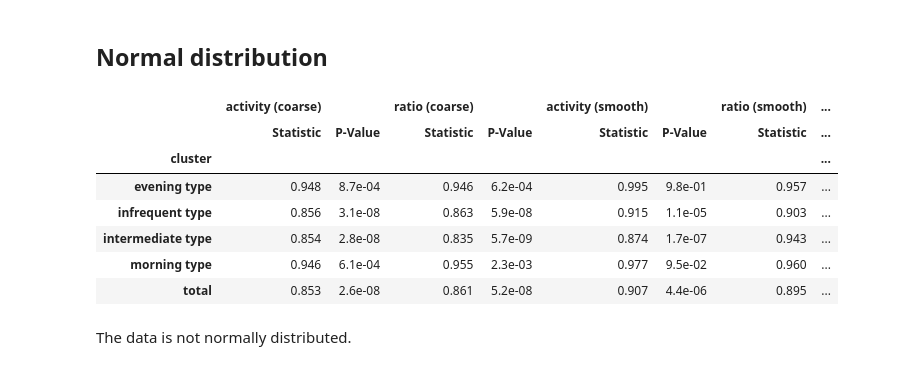
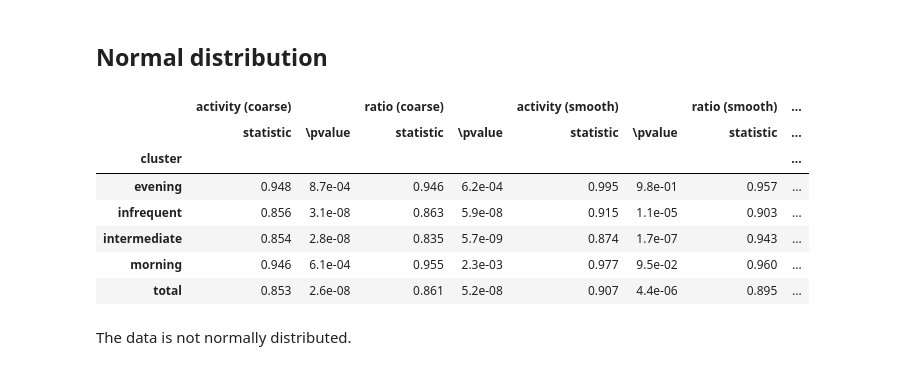
Before and after one commit to estockinger/diurnal-misinformation, a Jupyter notebook: notebooks/Italy_fourier.ipynb, the cells around one changed output. Cells and saved outputs as stored; diff of their text form; code cells hidden in the pictures.

```diff
--- a/notebooks/Italy_fourier.ipynb
+++ b/notebooks/Italy_fourier.ipynb
@@ -83,6 +83,9 @@ disinf_activity_result_unverified.figure
 # Statistics
 # %% [markdown]
 <p id="SupplTab3">Supplementary Table 2</p>
+# %%
+rename_clusters={c:c.split()[0] for c in Clusters.order()}
+rename_statpval={0:'statistic', 1: '\pvalue'}
 # %%
 statsignals = {"activity": activity_result, "potentially disinformative content ratio": ratio_result, "potentially disinformative activity": disinf_activity_result}
 activity_ratio_stats_style = style_extrema_stats_df(
@@ -127,22 +131,22 @@ shapiro_df=pd.concat(
         for df in (res.signal, res.recomposed_signal)
     ],
     axis=1, keys=["activity (coarse)", "ratio (coarse)", "activity (smooth)", "ratio (smooth)"]
-).rename(columns={0:'Statistic', 1: 'P-Value'})
+).rename(columns=rename_statpval, index=rename_clusters)
 # %%
 shapiro_df_style = (shapiro_df
      .style
-     .format('{:.3f}', subset=pd.IndexSlice[:, pd.IndexSlice[:, "Statistic"]])
-     .format('{:.1e}', subset=pd.IndexSlice[:, pd.IndexSlice[:, "P-Value"]])
-     .map(lambda v: 'font-weight: bold;' if (v <0.05)  else None, subset=pd.IndexSlice[:, pd.IndexSlice[:, "P-Value"]]))
+     .format('{:.3f}', subset=pd.IndexSlice[:, pd.IndexSlice[:, "statistic"]])
+     .format('{:.1e}', subset=pd.IndexSlice[:, pd.IndexSlice[:, "\pvalue"]])
+     .map(lambda v: 'font-weight: bold;' if (v <0.05)  else None, subset=pd.IndexSlice[:, pd.IndexSlice[:, "\pvalue"]]))
 shapiro_df_style
 # %% [output]
 |  | activity (coarse) |  | ratio (coarse) |  | activity (smooth) |  | ratio (smooth) | ... |
-|  | Statistic | P-Value | Statistic | P-Value | Statistic | P-Value | Statistic | ... |
+|  | statistic | \pvalue | statistic | \pvalue | statistic | \pvalue | statistic | ... |
 | cluster |  |  |  |  |  |  |  | ... |
-| evening type | 0.948 | 8.7e-04 | 0.946 | 6.2e-04 | 0.995 | 9.8e-01 | 0.957 | ... |
-| infrequent type | 0.856 | 3.1e-08 | 0.863 | 5.9e-08 | 0.915 | 1.1e-05 | 0.903 | ... |
-| intermediate type | 0.854 | 2.8e-08 | 0.835 | 5.7e-09 | 0.874 | 1.7e-07 | 0.943 | ... |
-| morning type | 0.946 | 6.1e-04 | 0.955 | 2.3e-03 | 0.977 | 9.5e-02 | 0.960 | ... |
+| evening | 0.948 | 8.7e-04 | 0.946 | 6.2e-04 | 0.995 | 9.8e-01 | 0.957 | ... |
+| infrequent | 0.856 | 3.1e-08 | 0.863 | 5.9e-08 | 0.915 | 1.1e-05 | 0.903 | ... |
+| intermediate | 0.854 | 2.8e-08 | 0.835 | 5.7e-09 | 0.874 | 1.7e-07 | 0.943 | ... |
+| morning | 0.946 | 6.1e-04 | 0.955 | 2.3e-03 | 0.977 | 9.5e-02 | 0.960 | ... |
 | total | 0.853 | 2.6e-08 | 0.861 | 5.2e-08 | 0.907 | 4.4e-06 | 0.895 | ... |
 # %% [markdown]
 The data is not normally distributed.
```
Also changed, not shown: parts of 4 cells of this notebook, 8 other files.
